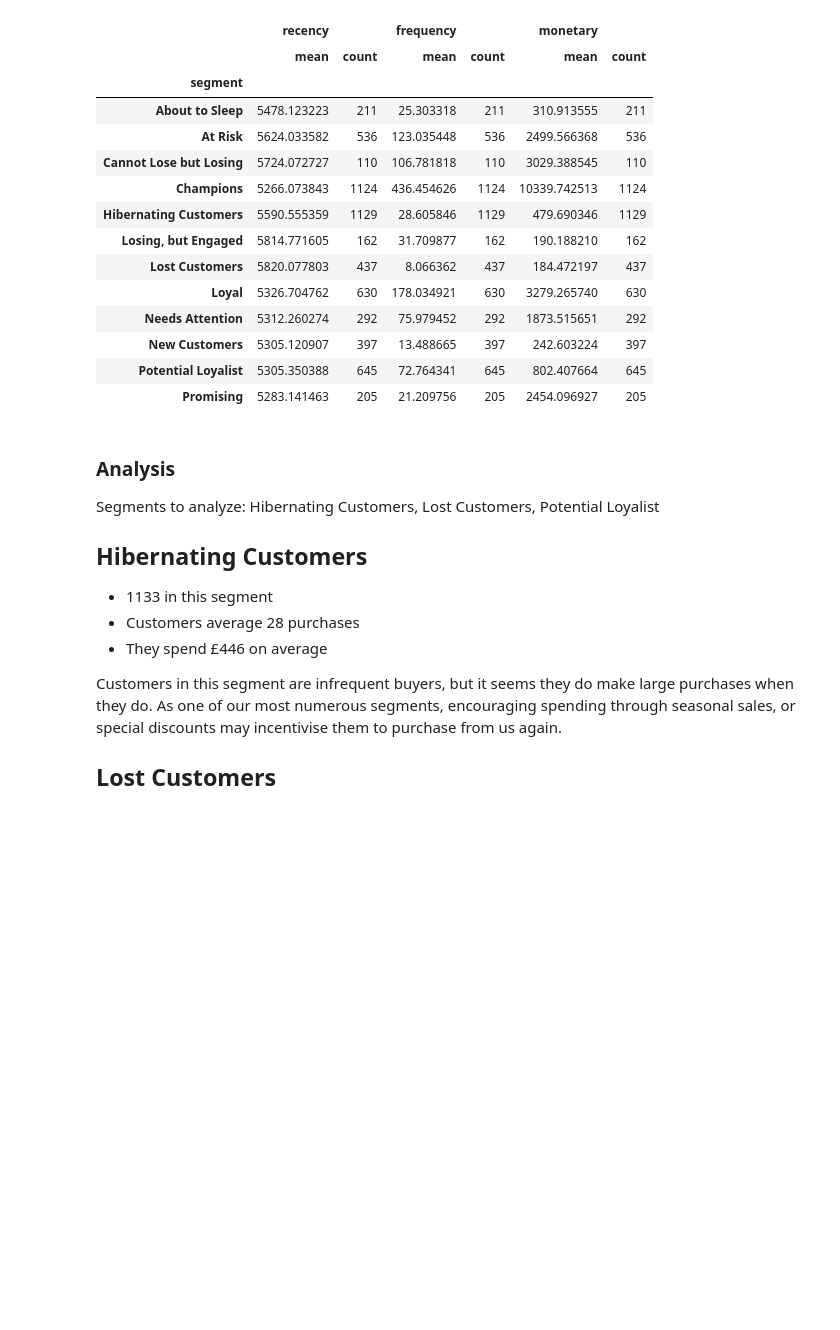
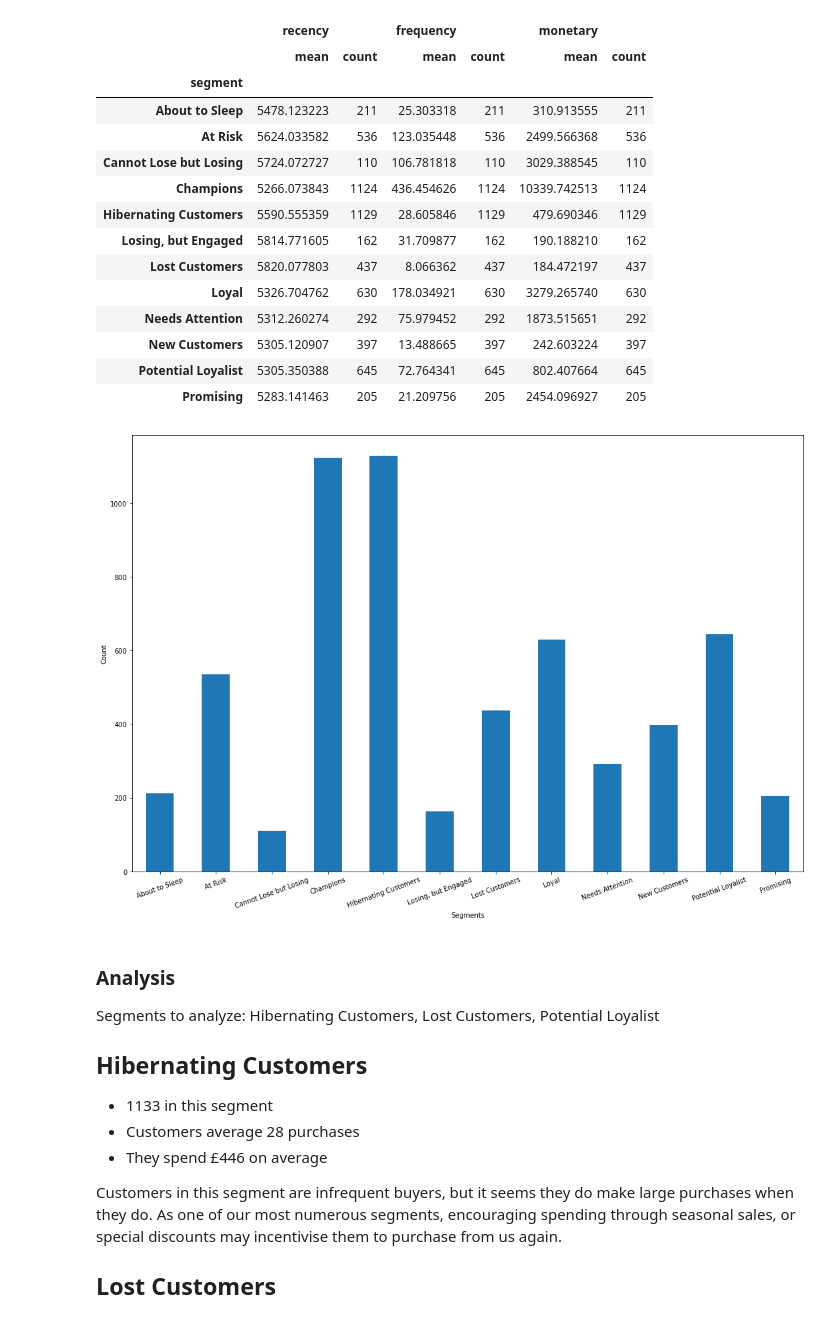
Before and after one commit to jarviscanada/jarvis_data_eng_CecilCao, a Jupyter notebook: python_data_analytics/retail_data_analytics_wrangling.ipynb, the cells around one changed output. Saved outputs shown, nothing was run; the diff lists cells and outputs as text; code cells hidden in the pictures; blank space fills up the shorter version.

Commit message:
Graph addition

```diff
--- a/python_data_analytics/retail_data_analytics_wrangling.ipynb
+++ b/python_data_analytics/retail_data_analytics_wrangling.ipynb
@@ -582,7 +596,8 @@ rfm_df.head()
 | 3 | 12349.0 | 5267 | 175 | 4428.69 | 5 | 4 | 5 | 545 | ... |
 | 4 | 12350.0 | 5559 | 17 | 334.40 | 2 | 2 | 2 | 222 | ... |
 # %%
-rfm_df[["segment", "recency","frequency","monetary"]].groupby("segment").agg(["mean","count"])
+segment_df = rfm_df[["segment", "recency","frequency", "monetary"]].groupby("segment").agg(["mean","count"])
+segment_df.head(13)
 # %% [output]
 |  | recency |  | frequency |  | monetary |  |
 |  | mean | count | mean | count | mean | count |
@@ -599,6 +614,16 @@ rfm_df[["segment", "recency","frequency","monetary"]].groupby("segment").agg(["m
 | New Customers | 5305.120907 | 397 | 13.488665 | 397 | 242.603224 | 397 |
 | Potential Loyalist | 5305.350388 | 645 | 72.764341 | 645 | 802.407664 | 645 |
 | Promising | 5283.141463 | 205 | 21.209756 | 205 | 2454.096927 | 205 |
+# %%
+segment_df.plot(y=[('monetary', 'count')], kind='bar', figsize=(18, 12))
+# Plot Labels
+plt.xlabel('Segments')
+plt.ylabel('Count')
+plt.xticks(rotation=20)
+plt.legend().remove()
+plt.show()
+# %% [output]
+[figure, added]
 # %% [markdown]
 ### Analysis
 
```
Also changed, not shown: parts of 1 cell of this notebook.
